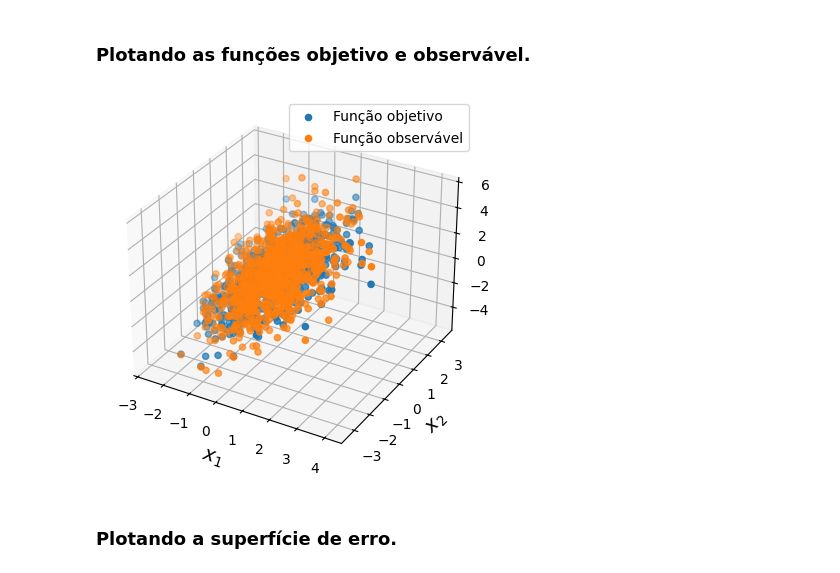
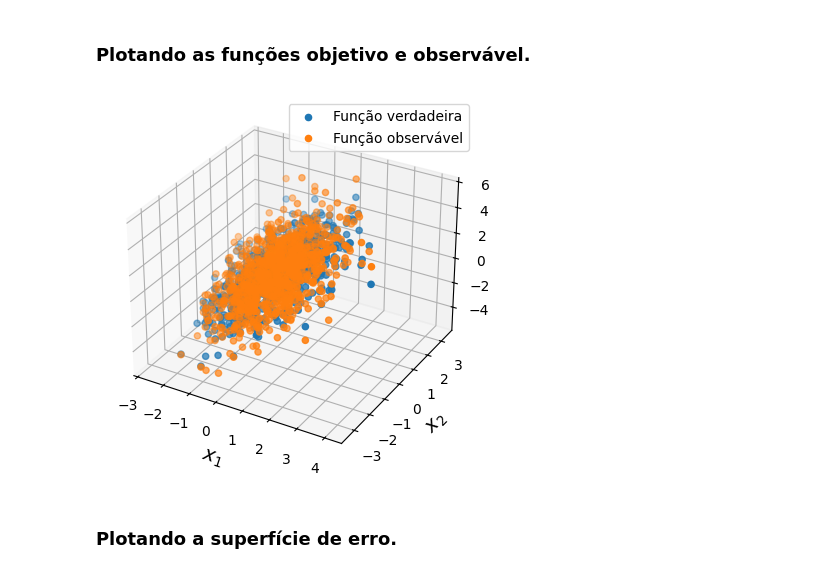
Before and after one commit to zz4fap/t319_aprendizado_de_maquina, a Jupyter notebook: notebooks/regression/gde_com_redução_gradual.ipynb, the cells around one changed output. Saved outputs shown, nothing was run; the diff lists cells and outputs as text; code cells hidden in the pictures.

```diff
--- a/notebooks/regression/gde_com_redução_gradual.ipynb
+++ b/notebooks/regression/gde_com_redução_gradual.ipynb
@@ -203,18 +203,18 @@ X = np.c_[x1, x2]
 # %%
 # Plot observable function.
 fig = plt.figure()
 plt.subplot(projection='3d')
 ax = fig.gca()
 
-ax.scatter(x1,x2,y, label='Função objetivo')
+ax.scatter(x1,x2,y, label='Função verdadeira')
 ax.scatter(x1,x2,y_noisy, label='Função observável')
 ax.set_xlabel('$x_1$', fontsize=14)
 ax.set_ylabel('$x_2$', fontsize=14)
 ax.set_zlabel('$y$', fontsize=14)
 plt.legend()
 plt.show()
 # %% [output]
-[figure, old version]
+[figure, new version]
 # %% [markdown]
 ### Plotando a superfície de erro.
 # %%
```
Also changed, not shown: parts of 1 cell of this notebook.
